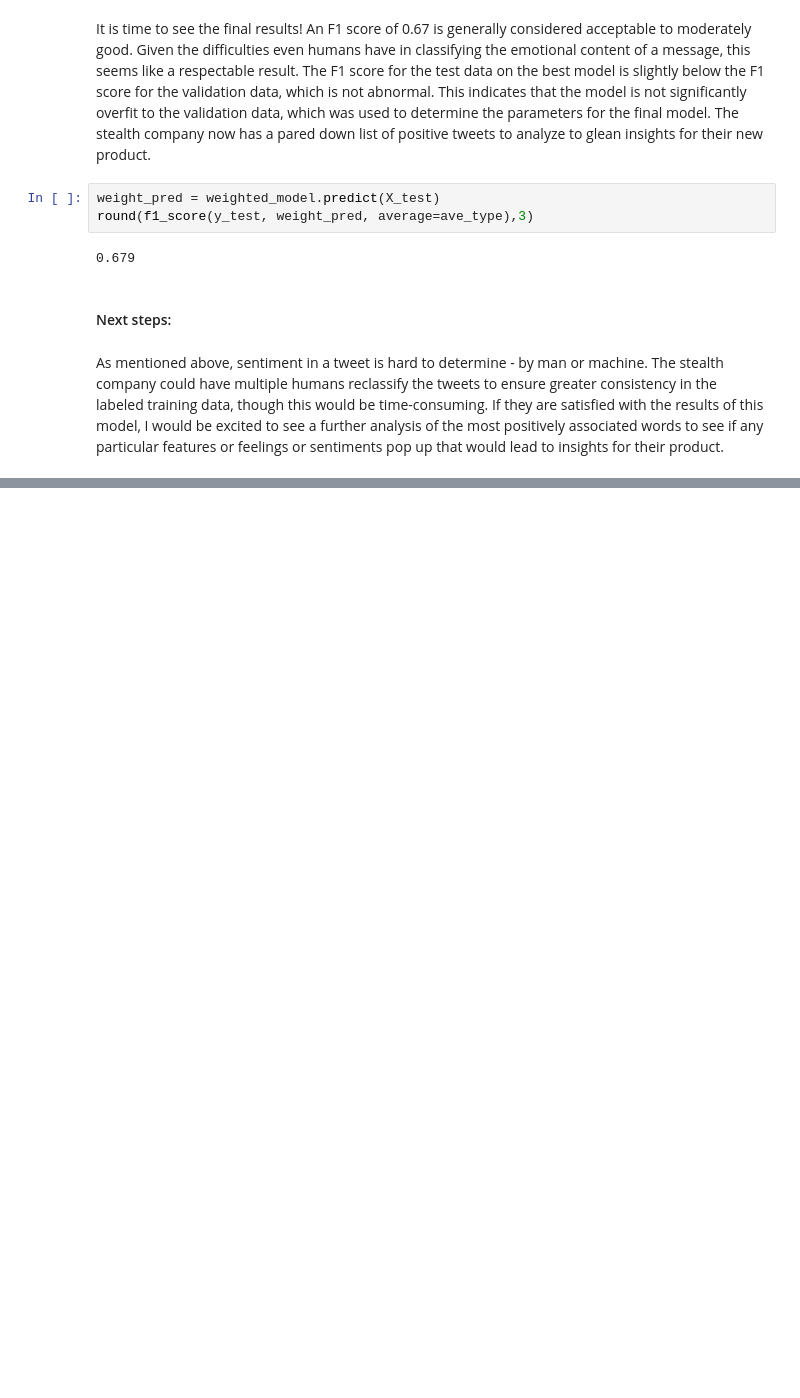
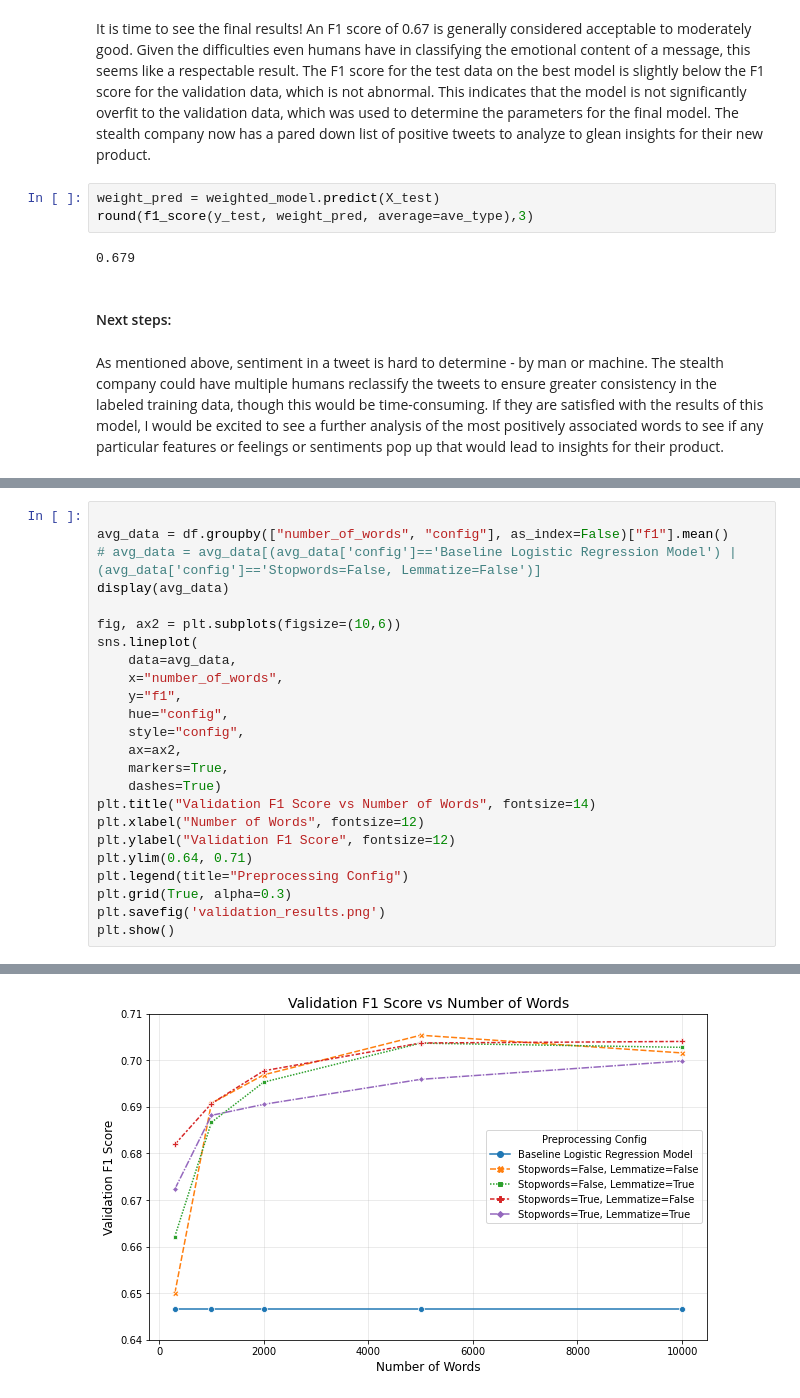
Before and after one commit to MattLeRoi/nlp_product_sentiment_project, a Jupyter notebook: index.ipynb, the cells around one changed output, grey strips where cells are left out. Drawn from its saved outputs; the diff is of its cells as text; blank space fills up the shorter version.

```diff
--- a/index.ipynb
+++ b/index.ipynb
@@ -525,0 +579,25 @@ As mentioned above, sentiment in a tweet is hard to determine - by man or machin
+# %%
+
+avg_data = df.groupby(["number_of_words", "config"], as_index=False)["f1"].mean()
+# avg_data = avg_data[(avg_data['config']=='Baseline Logistic Regression Model') | (avg_data['config']=='Stopwords=False, Lemmatize=False')]
+display(avg_data)
+
+fig, ax2 = plt.subplots(figsize=(10,6))
+sns.lineplot(
+    data=avg_data,
+    x="number_of_words",
+    y="f1",
+    hue="config",
+    style="config",
+    ax=ax2,
+    markers=True,
+    dashes=True)
+plt.title("Validation F1 Score vs Number of Words", fontsize=14)
+plt.xlabel("Number of Words", fontsize=12)
+plt.ylabel("Validation F1 Score", fontsize=12)
+plt.ylim(0.64, 0.71)
+plt.legend(title="Preprocessing Config")
+plt.grid(True, alpha=0.3)
+plt.savefig('validation_results.png')
+plt.show()
+# %% [output]
@@ -525,0 +621 @@ As mentioned above, sentiment in a tweet is hard to determine - by man or machin
+[figure, added]
```
Also changed, not shown: parts of 2 cells of this notebook, 2 other files.
